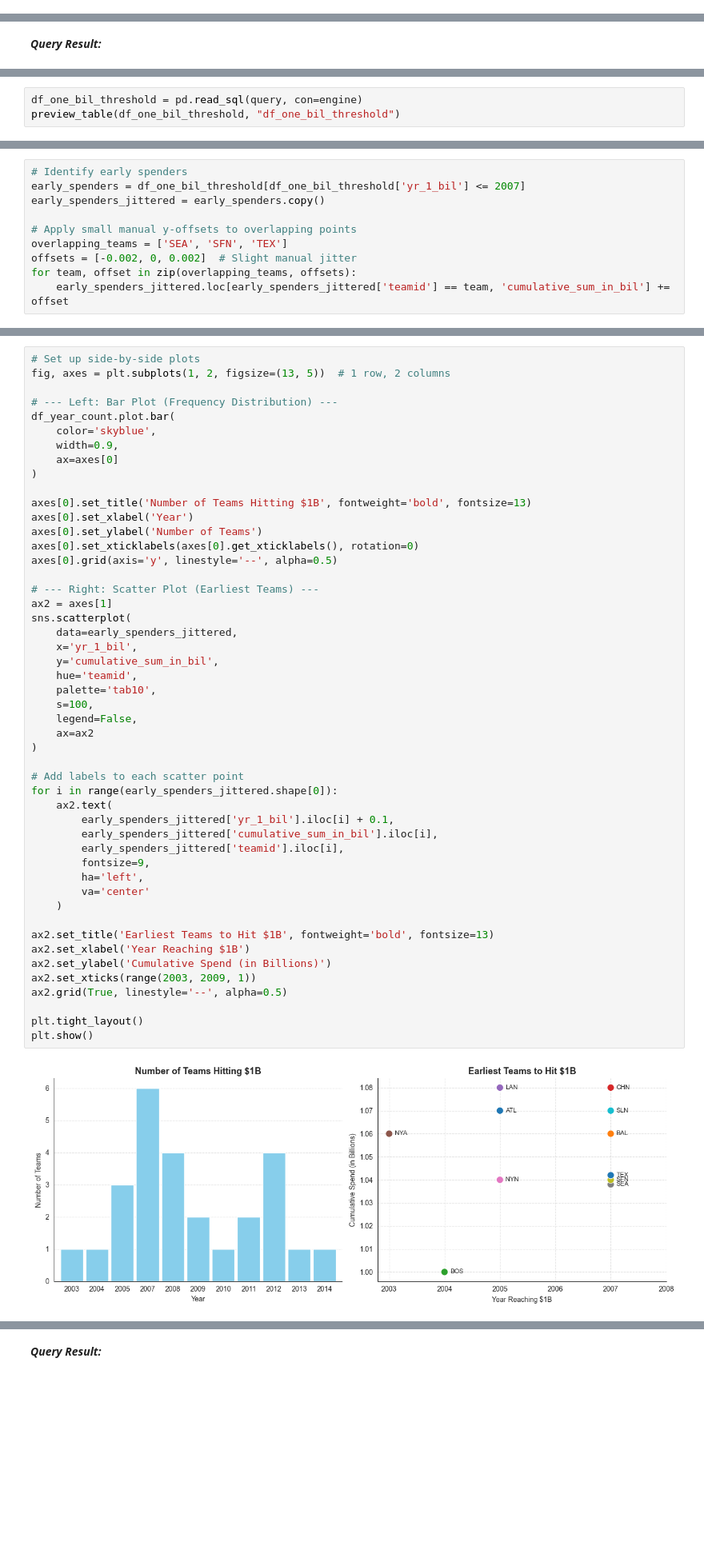
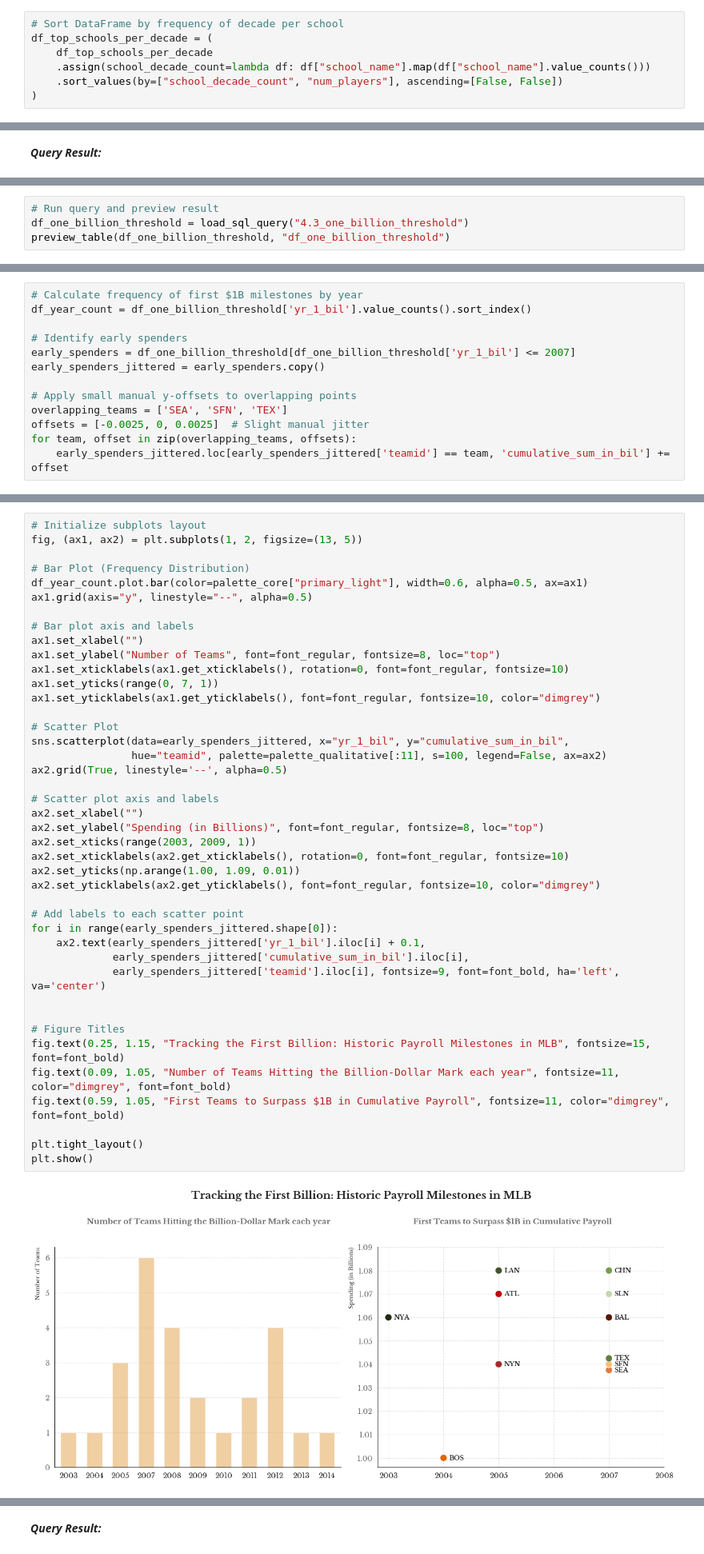
Before and after one commit to shree131/mlb-player-analytics, a Jupyter notebook: NoteBooks/MLB Players Analysis.ipynb, the cells around one changed output, grey strips where cells are left out. Shown at 80% size. Saved outputs shown, nothing was run; the diff lists cells and outputs as text; blank space fills up the shorter version.

```diff
--- a/NoteBooks/MLB Players Analysis.ipynb
+++ b/NoteBooks/MLB Players Analysis.ipynb
@@ -379 +442,8 @@ preview_table(df_top_school_by_decade, "df_top_school_by_decade")
+# %%
+# Sort DataFrame by frequency of decade per school
+df_top_schools_per_decade = (
+    df_top_schools_per_decade
+    .assign(school_decade_count=lambda df: df["school_name"].map(df["school_name"].value_counts()))
+    .sort_values(by=["school_decade_count", "num_players"], ascending=[False, False])
+)
 # %% [markdown]
@@ -627,4 +693,5 @@ WHERE yearid = yr_1_bil;
 # %%
-df_one_bil_threshold = pd.read_sql(query, con=engine)
-preview_table(df_one_bil_threshold, "df_one_bil_threshold")
+# Run query and preview result
+df_one_billion_threshold = load_sql_query("4.3_one_billion_threshold")
+preview_table(df_one_billion_threshold, "df_one_billion_threshold")
 # %% [output]
@@ -648,11 +707,14 @@ df_year_count = df_one_bil_threshold['yr_1_bil'].value_counts().sort_index()
 # %%
+# Calculate frequency of first $1B milestones by year
+df_year_count = df_one_billion_threshold['yr_1_bil'].value_counts().sort_index()
+
 # Identify early spenders
-early_spenders = df_one_bil_threshold[df_one_bil_threshold['yr_1_bil'] <= 2007]
+early_spenders = df_one_billion_threshold[df_one_billion_threshold['yr_1_bil'] <= 2007]
 early_spenders_jittered = early_spenders.copy()
 
 # Apply small manual y-offsets to overlapping points
 overlapping_teams = ['SEA', 'SFN', 'TEX']
-offsets = [-0.002, 0, 0.002]  # Slight manual jitter
+offsets = [-0.0025, 0, 0.0025]  # Slight manual jitter
 for team, offset in zip(overlapping_teams, offsets):
     early_spenders_jittered.loc[early_spenders_jittered['teamid'] == team, 'cumulative_sum_in_bil'] += offset
 # %% [markdown]
@@ -666,51 +722,44 @@ for team, offset in zip(overlapping_teams, offsets):
 # %%
-# Set up side-by-side plots
-fig, axes = plt.subplots(1, 2, figsize=(13, 5))  # 1 row, 2 columns
+# Initialize subplots layout
+fig, (ax1, ax2) = plt.subplots(1, 2, figsize=(13, 5))
 
-# --- Left: Bar Plot (Frequency Distribution) ---
-df_year_count.plot.bar(
-    color='skyblue',
-    width=0.9,
-    ax=axes[0]
-)
+# Bar Plot (Frequency Distribution)
+df_year_count.plot.bar(color=palette_core["primary_light"], width=0.6, alpha=0.5, ax=ax1)
+ax1.grid(axis="y", linestyle="--", alpha=0.5)
 
-axes[0].set_title('Number of Teams Hitting $1B', fontweight='bold', fontsize=13)
-axes[0].set_xlabel('Year')
-axes[0].set_ylabel('Number of Teams')
-axes[0].set_xticklabels(axes[0].get_xticklabels(), rotation=0)
-axes[0].grid(axis='y', linestyle='--', alpha=0.5)
+# Bar plot axis and labels
+ax1.set_xlabel("")
+ax1.set_ylabel("Number of Teams", font=font_regular, fontsize=8, loc="top")
+ax1.set_xticklabels(ax1.get_xticklabels(), rotation=0, font=font_regular, fontsize=10)
+ax1.set_yticks(range(0, 7, 1))
+ax1.set_yticklabels(ax1.get_yticklabels(), font=font_regular, fontsize=10, color="dimgrey")
 
-# --- Right: Scatter Plot (Earliest Teams) ---
-ax2 = axes[1]
-sns.scatterplot(
-    data=early_spenders_jittered,
-    x='yr_1_bil',
-    y='cumulative_sum_in_bil',
-    hue='teamid',
-    palette='tab10',
-    s=100,
-    legend=False,
-    ax=ax2
-)
+# Scatter Plot
+sns.scatterplot(data=early_spenders_jittered, x="yr_1_bil", y="cumulative_sum_in_bil",
+                hue="teamid", palette=palette_qualitative[:11], s=100, legend=False, ax=ax2)
+ax2.grid(True, linestyle='--', alpha=0.5)
+
+# Scatter plot axis and labels
+ax2.set_xlabel("")
+ax2.set_ylabel("Spending (in Billions)", font=font_regular, fontsize=8, loc="top")
+ax2.set_xticks(range(2003, 2009, 1))
+ax2.set_xticklabels(ax2.get_xticklabels(), rotation=0, font=font_regular, fontsize=10)
+ax2.set_yticks(np.arange(1.00, 1.09, 0.01))
+ax2.set_yticklabels(ax2.get_yticklabels(), font=font_regular, fontsize=10, color="dimgrey")
 
 # Add labels to each scatter point
 for i in range(early_spenders_jittered.shape[0]):
-    ax2.text(
-        early_spenders_jittered['yr_1_bil'].iloc[i] + 0.1,
-        early_spenders_jittered['cumulative_sum_in_bil'].iloc[i],
-        early_spenders_jittered['teamid'].iloc[i],
-        fontsize=9,
-        ha='left',
-        va='center'
-    )
+    ax2.text(early_spenders_jittered['yr_1_bil'].iloc[i] + 0.1,
+             early_spenders_jittered['cumulative_sum_in_bil'].iloc[i],
+             early_spenders_jittered['teamid'].iloc[i], fontsize=9, font=font_bold, ha='left', va='center')
 
-ax2.set_title('Earliest Teams to Hit $1B', fontweight='bold', fontsize=13)
-ax2.set_xlabel('Year Reaching $1B')
-ax2.set_ylabel('Cumulative Spend (in Billions)')
-ax2.set_xticks(range(2003, 2009, 1))
-ax2.grid(True, linestyle='--', alpha=0.5)
+
+# Figure Titles
+fig.text(0.25, 1.15, "Tracking the First Billion: Historic Payroll Milestones in MLB", fontsize=15, font=font_bold)
+fig.text(0.09, 1.05, "Number of Teams Hitting the Billion-Dollar Mark each year", fontsize=11, color="dimgrey", font=font_bold)
+fig.text(0.59, 1.05, "First Teams to Surpass $1B in Cumulative Payroll", fontsize=11, color="dimgrey", font=font_bold)
 
 plt.tight_layout()
 plt.show()
 # %% [output]
-[figure, old version]
+[figure, new version]
```
Also changed, not shown: parts of 131 cells of this notebook, 12 other files.
